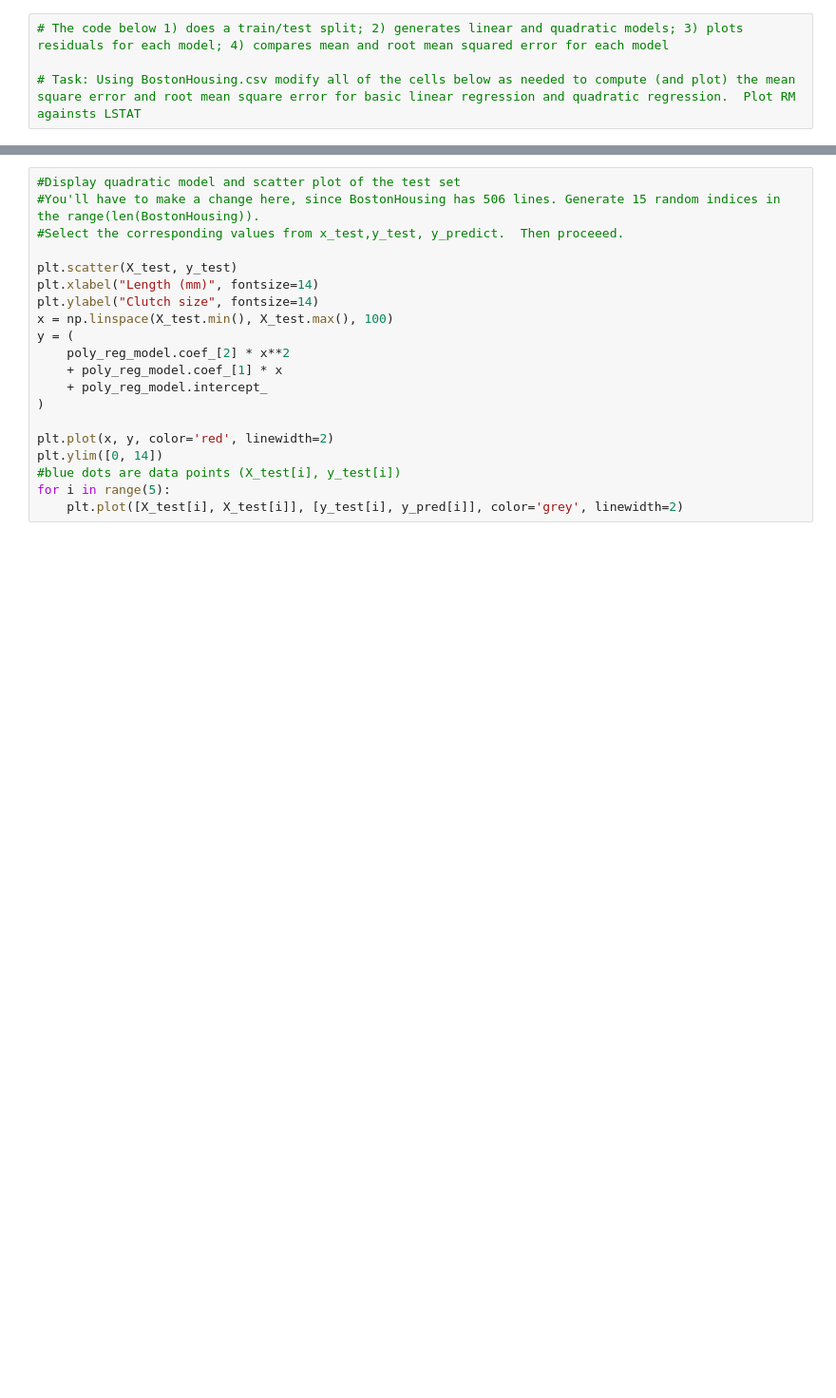
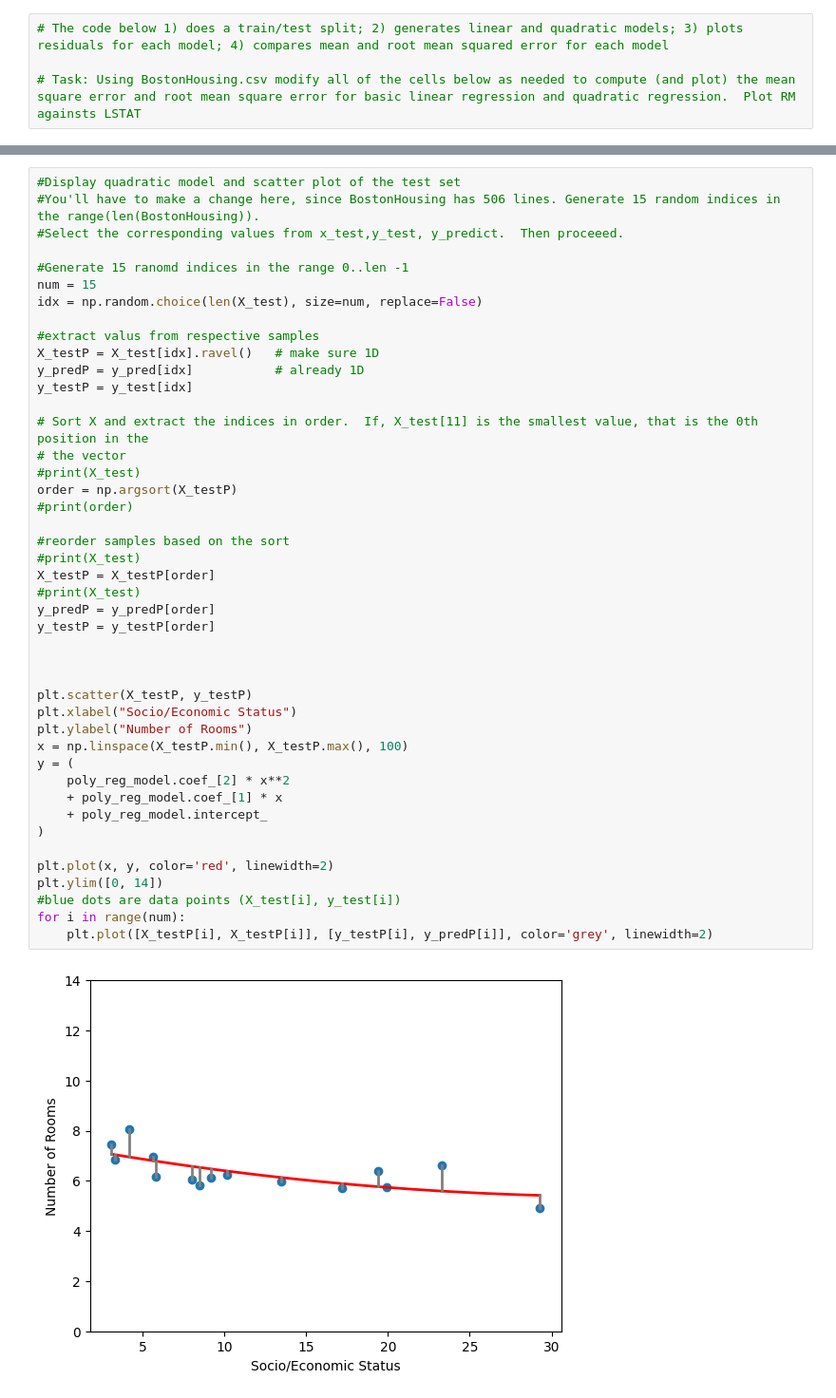
Before and after one commit to simon-techkid/CPSC222, a Jupyter notebook: H-Error/InClass8-3.ipynb, the cells around one changed output, grey strips where cells are left out. Shown at 95% size. Cells and saved outputs as stored; diff of their text form; blank space fills up the shorter version.

```diff
--- a/H-Error/InClass8-3.ipynb
+++ b/H-Error/InClass8-3.ipynb
@@ -84,23 +125,49 @@ y_pred = poly_reg_model.predict(poly_test)
 # %%
 #Display quadratic model and scatter plot of the test set
 #You'll have to make a change here, since BostonHousing has 506 lines. Generate 15 random indices in the range(len(BostonHousing)).
 #Select the corresponding values from x_test,y_test, y_predict.  Then proceeed.
 
-plt.scatter(X_test, y_test)
-plt.xlabel("Length (mm)", fontsize=14)
-plt.ylabel("Clutch size", fontsize=14)
-x = np.linspace(X_test.min(), X_test.max(), 100)
+#Generate 15 ranomd indices in the range 0..len -1
+num = 15
+idx = np.random.choice(len(X_test), size=num, replace=False)
+
+#extract valus from respective samples
+X_testP = X_test[idx].ravel()   # make sure 1D
+y_predP = y_pred[idx]           # already 1D
+y_testP = y_test[idx]
+
+# Sort X and extract the indices in order.  If, X_test[11] is the smallest value, that is the 0th position in the
+# the vector
+#print(X_test)
+order = np.argsort(X_testP)
+#print(order)
+
+#reorder samples based on the sort
+#print(X_test)
+X_testP = X_testP[order]
+#print(X_test)
+y_predP = y_predP[order]
+y_testP = y_testP[order]
+
+
+
+plt.scatter(X_testP, y_testP)
+plt.xlabel("Socio/Economic Status")
+plt.ylabel("Number of Rooms")
+x = np.linspace(X_testP.min(), X_testP.max(), 100)
 y = (
     poly_reg_model.coef_[2] * x**2
     + poly_reg_model.coef_[1] * x
     + poly_reg_model.intercept_
 )
 
 plt.plot(x, y, color='red', linewidth=2)
 plt.ylim([0, 14])
 #blue dots are data points (X_test[i], y_test[i])
-for i in range(5):
-    plt.plot([X_test[i], X_test[i]], [y_test[i], y_pred[i]], color='grey', linewidth=2)
+for i in range(num):
+    plt.plot([X_testP[i], X_testP[i]], [y_testP[i], y_predP[i]], color='grey', linewidth=2)
+# %% [output]
+[figure, added]
 # %%
 # Display MSE
 metrics.mean_squared_error(y_test, y_pred)
```
Also changed, not shown: parts of 11 cells of this notebook, 8 other files.
